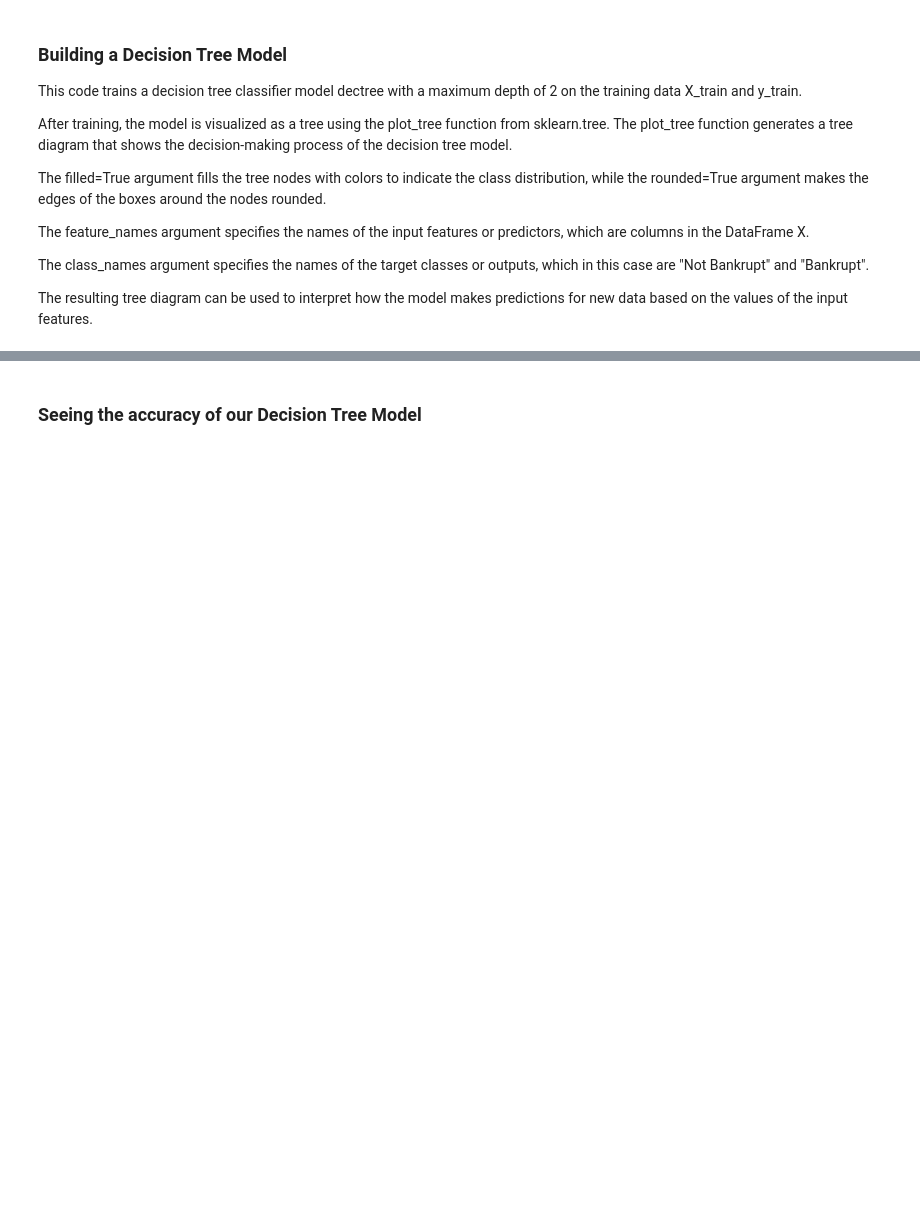
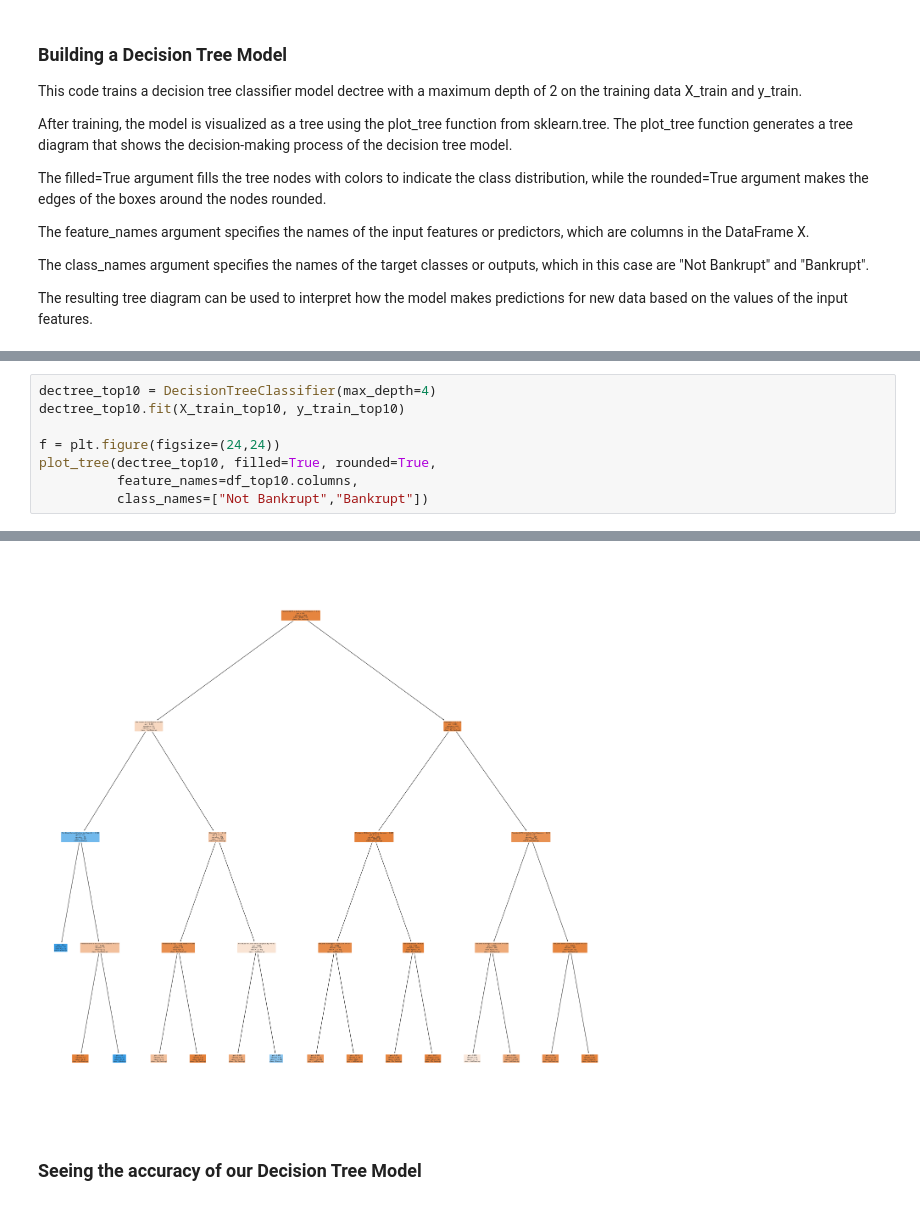
Before and after one commit to paaniwater/DSAI-Project, a Jupyter notebook: bankruptcy.ipynb, the cells around one changed output, grey strips where cells are left out. Cells and saved outputs as stored; diff of their text form; blank space fills up the shorter version.

```diff
--- a/bankruptcy.ipynb
+++ b/bankruptcy.ipynb
@@ -221,0 +285,9 @@ plot_tree(dectree, filled=True, rounded=True,
+# %%
+dectree_top10 = DecisionTreeClassifier(max_depth=4)
+dectree_top10.fit(X_train_top10, y_train_top10)
+
+f = plt.figure(figsize=(24,24))
+plot_tree(dectree_top10, filled=True, rounded=True,
+          feature_names=df_top10.columns,
+          class_names=["Not Bankrupt","Bankrupt"])
+# %% [output]
@@ -222,3 +311,4 @@ plot_tree(dectree, filled=True, rounded=True,
+[figure, added]
 # %% [markdown]
 ### Seeing the accuracy of our Decision Tree Model
 # %%
```
Also changed, not shown: parts of 15 cells of this notebook, 2 other files.
